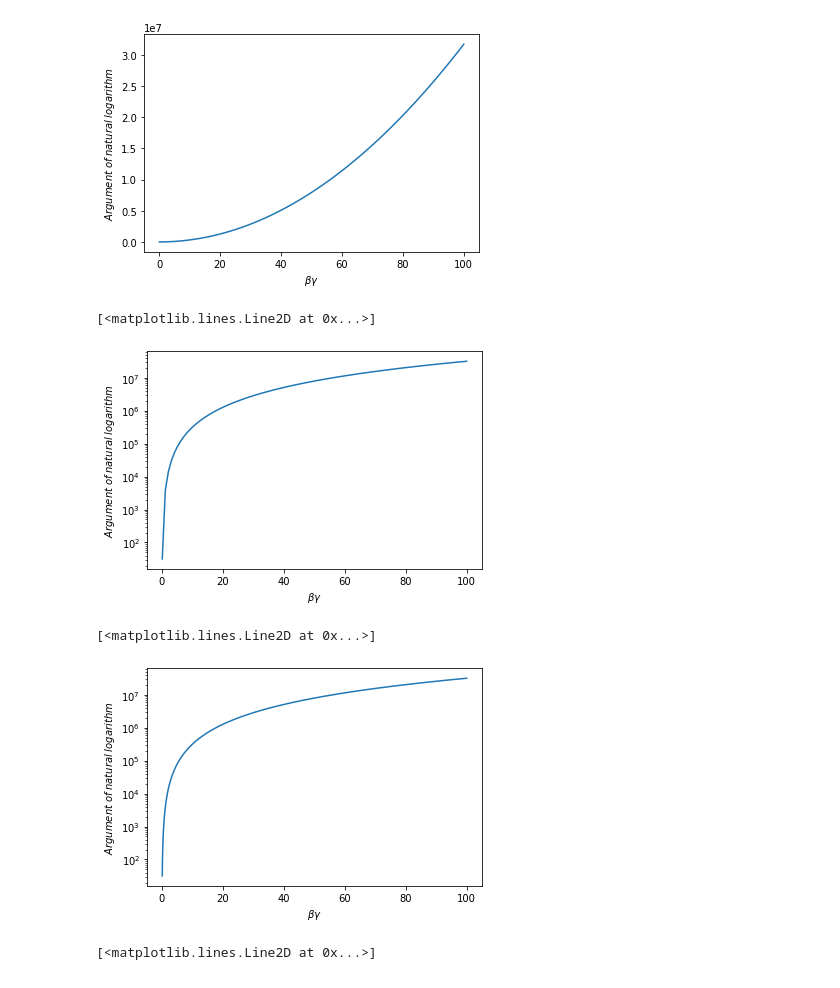
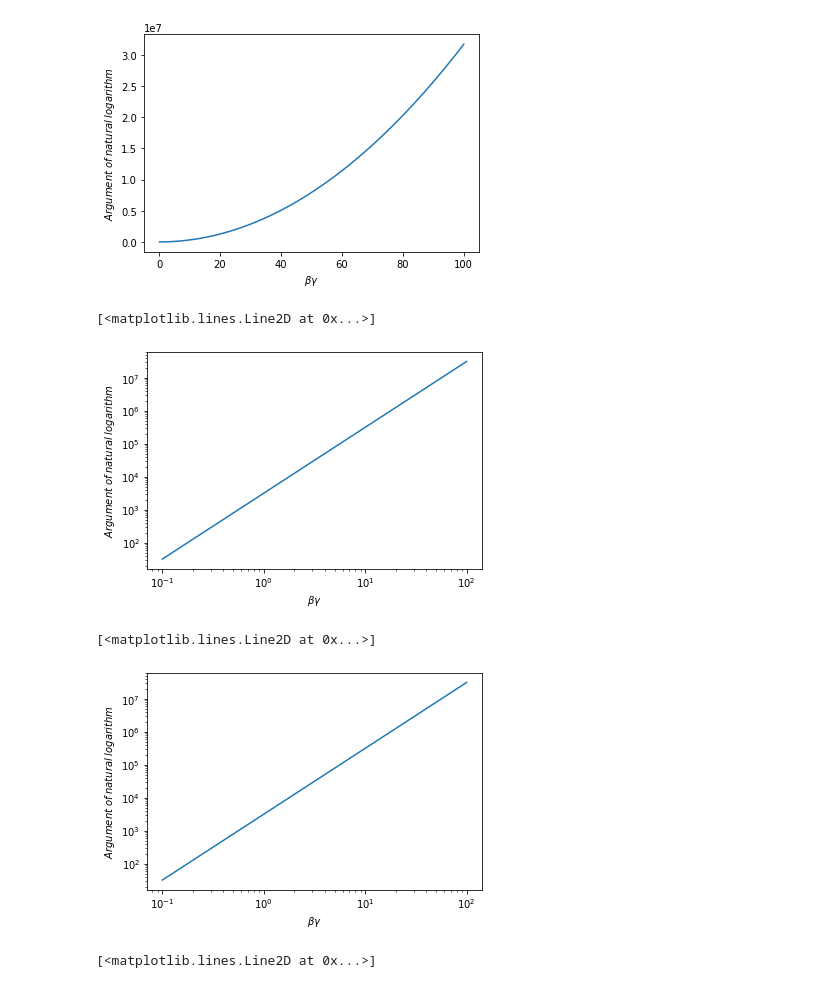
Before and after one commit to HenriqueCrj/AulasPython, a Jupyter notebook: Henrique_Projeto_1.ipynb, the cells around one changed output. Cells and saved outputs as stored; diff of their text form; code cells hidden in the pictures.

```diff
--- a/Henrique_Projeto_1.ipynb
+++ b/Henrique_Projeto_1.ipynb
@@ -84,19 +84,19 @@ plt.plot(gammabetas2,ln_argument(gammabetas2)) #Parte 5
 # %%
 plt.ylabel(r"$Argument\; of\; natural\; logarithm$")
 plt.xlabel(r"$\beta\gamma$")
-plt.semilogy(gammabetas2,ln_argument(gammabetas2)) #Parte 6
+plt.loglog(gammabetas2,ln_argument(gammabetas2)) #Parte 6
 # %% [output]
 [<matplotlib.lines.Line2D at 0x...>]
-[figure, old version]
+[figure, new version]
 # %%
 gammabetas_log = np.logspace(np.log(0.1),np.log(100),100,base=np.e) #vetor de logaritmos igualmente espaçados
 
 plt.ylabel(r"$Argument\; of\; natural\; logarithm$")
 plt.xlabel(r"$\beta\gamma$")
-plt.semilogy(gammabetas_log,ln_argument(gammabetas_log)) #Parte 7????
+plt.loglog(gammabetas_log,ln_argument(gammabetas_log)) #Parte 7
 # %% [output]
 [<matplotlib.lines.Line2D at 0x...>]
-[figure, old version]
+[figure, new version]
 # %%
 def brackets(gammabeta):
     """Calcula o argumento dentro dos colchetes da equação de Bethe-Bloch
```
Also changed, not shown: parts of 2 cells of this notebook.
